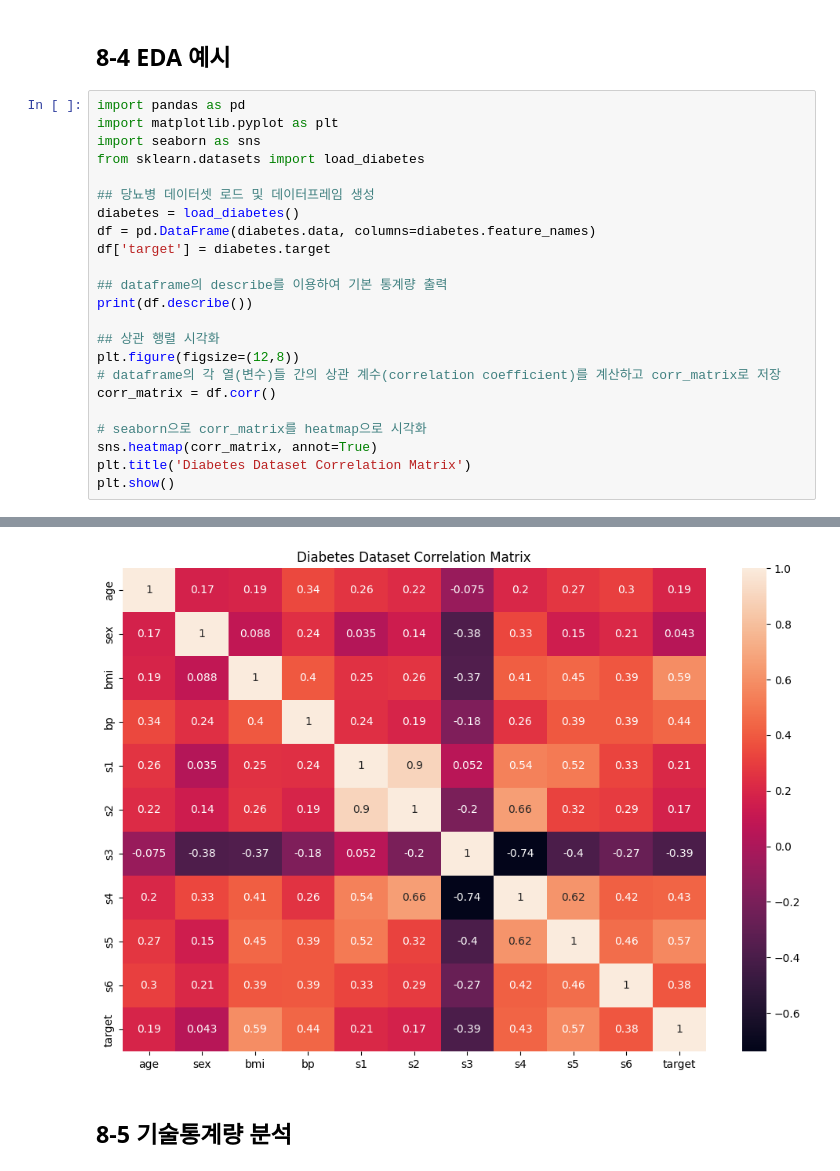
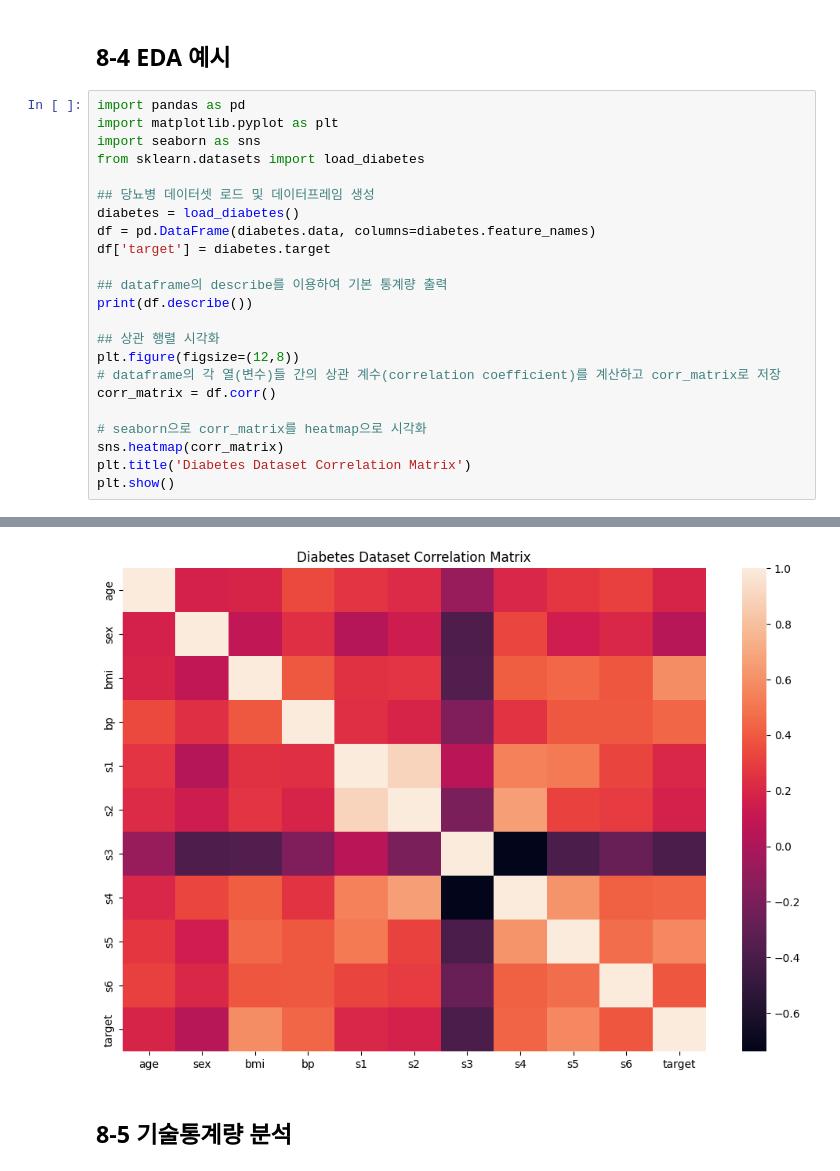
Before and after one commit to mxxikr/knou_data_analysis_with_open_source, a Jupyter notebook: 오픈소스_데이터_분석_8강.ipynb, the cells around one changed output, grey strips where cells are left out. Saved outputs shown, nothing was run; the diff lists cells and outputs as text.

```diff
--- a/오픈소스_데이터_분석_8강.ipynb
+++ b/오픈소스_데이터_분석_8강.ipynb
@@ -144,35 +141,35 @@ df['target'] = diabetes.target
 
 ## dataframe의 describe를 이용하여 기본 통계량 출력
 print(df.describe())
 
 ## 상관 행렬 시각화
 plt.figure(figsize=(12,8))
 # dataframe의 각 열(변수)들 간의 상관 계수(correlation coefficient)를 계산하고 corr_matrix로 저장
 corr_matrix = df.corr()
 
 # seaborn으로 corr_matrix를 heatmap으로 시각화
-sns.heatmap(corr_matrix, annot=True)
+sns.heatmap(corr_matrix)
 plt.title('Diabetes Dataset Correlation Matrix')
 plt.show()
 # %% [output]
                 age           sex           bmi            bp            s1  \
 count  4.420000e+02  4.420000e+02  4.420000e+02  4.420000e+02  4.420000e+02
 mean  -2.511817e-19  1.230790e-17 -2.245564e-16 -4.797570e-17 -1.381499e-17
 std    4.761905e-02  4.761905e-02  4.761905e-02  4.761905e-02  4.761905e-02
 min   -1.072256e-01 -4.464164e-02 -9.027530e-02 -1.123988e-01 -1.267807e-01
 25%   -3.729927e-02 -4.464164e-02 -3.422907e-02 -3.665608e-02 -3.424784e-02
 50%    5.383060e-03 -4.464164e-02 -7.283766e-03 -5.670422e-03 -4.320866e-03
 75%    3.807591e-02  5.068012e-02  3.124802e-02  3.564379e-02  2.835801e-02
 max    1.107267e-01  5.068012e-02  1.705552e-01  1.320436e-01  1.539137e-01
 
                  s2            s3            s4            s5            s6  \
 count  4.420000e+02  4.420000e+02  4.420000e+02  4.420000e+02  4.420000e+02
 ... (13 lines left out)
 25%     87.000000
 50%    140.500000
 75%    211.500000
 max    346.000000
-[figure, old version]
+[figure, new version]
 # %% [markdown]
 ## 8-5 기술통계량 분석
 # %%
```
Also changed, not shown: parts of 5 cells of this notebook.
